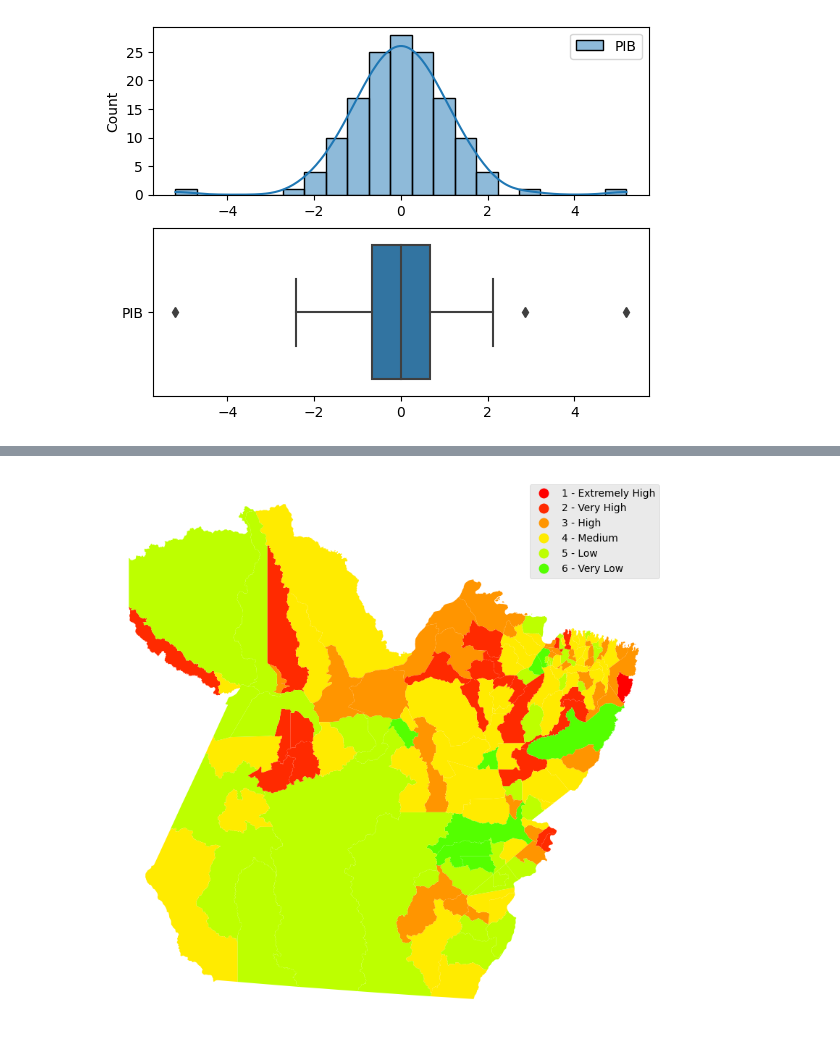
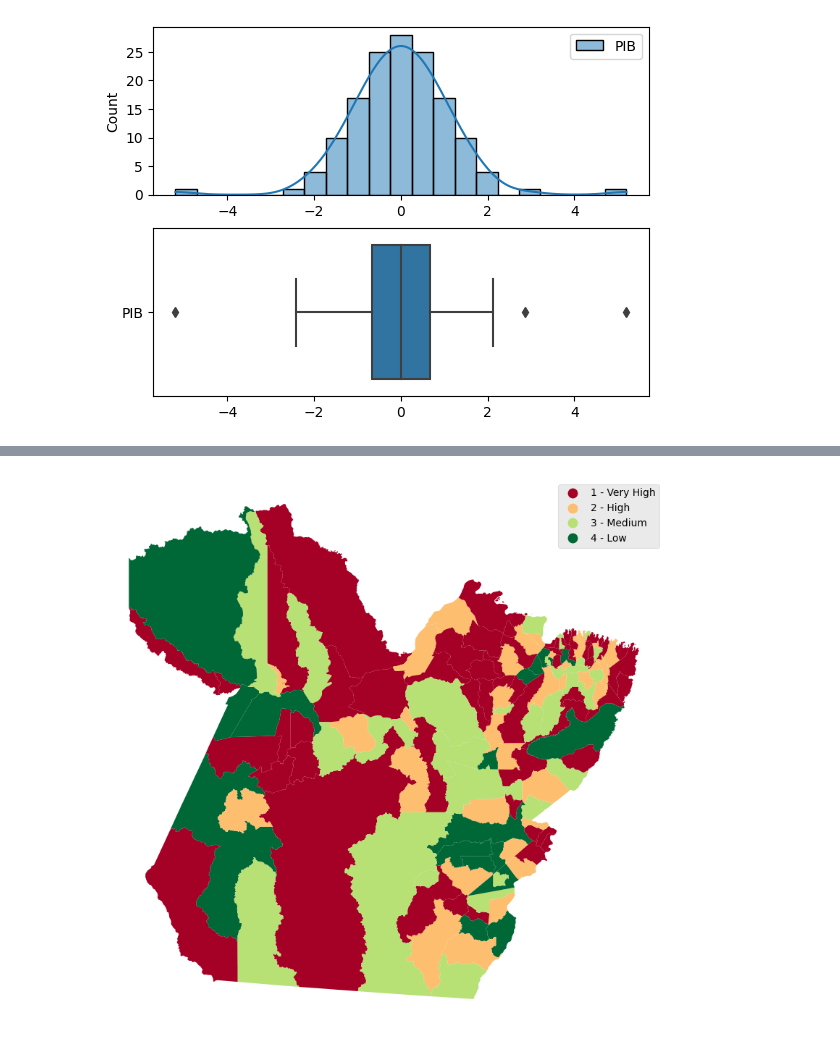
Before and after one commit to jlucioDev/woman_victims_v2, a Jupyter notebook: main.ipynb, the cells around one changed output, grey strips where cells are left out. Saved outputs shown, nothing was run; the diff lists cells and outputs as text; code cells hidden in the pictures.

Commit message:
update classification graphic

```diff
--- a/main.ipynb
+++ b/main.ipynb
@@ -149,15 +162,16 @@ from scipy import stats
 
 rng = np.random.RandomState(10)
 
-scaler1 = preprocessing.MinMaxScaler(feature_range=(1,2))
+scaler1 = preprocessing.MinMaxScaler(feature_range=(-5,5))
 scaler2 = preprocessing.PowerTransformer(method='yeo-johnson')
 scaler3 = preprocessing.PowerTransformer(method='box-cox')
 scaler4 = preprocessing.QuantileTransformer(n_quantiles=100, output_distribution="normal", random_state=12, copy=True)
-scaler5 = preprocessing.MaxAbsScaler()
+scaler5 = preprocessing.QuantileTransformer(n_quantiles=100, output_distribution="uniform", random_state=48, copy=True)
 
 
 
-pipeline = Pipeline(steps=[('s', scaler1),('p', scaler4)])
+
+pipeline = Pipeline(steps=[('s', scaler1),('p', scaler3)])
 
 # transform training data & save lambda value
 
@@ -259,7 +273,7 @@ def create_boxplot(dataset):
 
 def print_limits(dataset) -> np.array:
 
-    res = np.zeros((5, 4))
+    res = np.zeros((4, 4))
 
     #boxplot create
     _, bp = pd.DataFrame.boxplot(dataset, return_type='both')
@@ -282,11 +296,17 @@ def print_limits(dataset) -> np.array:
 
 
 
-        res[0][cont] = lower_range
-        res[1][cont] = Q1
-        res[2][cont] = M
-        res[3][cont] = Q3
-        res[4][cont] = upper_range
+        # res[0][cont] = lower_range
+        # res[1][cont] = Q1
+        # res[2][cont] = M
+        # res[3][cont] = Q3
+        # res[4][cont] = upper_range
+
+        res[0][cont] = Q1
+        res[1][cont] = M
+        res[2][cont] = Q3
+        res[3][cont] = upper_range
+
 
         cont += 1
 
@@ -348,7 +366,7 @@ plt.show()
 # %%
      #IP       #IDH      #PIB      #GINI
-Q = [0.05,      0.05,       0.05,      0.05]
-P = [0.08,      0.08,       0.08,      0.08]
+Q = [0.2,      0.01,       0.0,      0.1]
+P = [0.5,      0.02,       0.0,      0.2]
 V = [2.0,      2.0,       2.0,      2.0]
 W = [0.5,      0.5,       0.5,      0.5]
 
@@ -394,5 +387,5 @@ T = scaled_df.iloc[:, 2:].values
 # %%
 from pyDecision.algorithm import electre_tri_b
 
-classification = electre_tri_b(T, W , Q , P , V , B, cut_level = 0.6, verbose = False, rule = 'oc', graph = True)
+classification = electre_tri_b(np.array(scaled_df.iloc[:, 2:6]), W , Q , P , V , B, cut_level = 0.75, verbose = False, rule = 'oc', graph = True)
 # %% [output]
@@ -443,23 +466,23 @@ df_teste['classe'] = classification
 # %%
-clusdict={5: '1 - Extremely High', 4: '2 - Very High', 3: '3 - High', 2: '4 - Medium', 1: '5 - Low', 0: '6 - Very Low' }
+clusdict={5: '1 - Extremely High', 4: '1 - Very High', 3: '2 - High', 2: '3 - Medium', 1: '4 - Low', 0: '5 - Very Low' }
 df_teste['legenda'] = df_teste['classe'].map(clusdict)
 df_teste['classe'] = classification
 
 gpd_teste = gpd.GeoDataFrame(df_teste)
 
-ax = gpd_teste.plot(column='legenda', categorical=True, legend=True, legend_kwds={'loc': 'upper right'}, figsize=(10,10), cmap='prism')
+ax = gpd_teste.plot(column='legenda', categorical=True, legend=True, legend_kwds={'loc': 'upper right'}, figsize=(10,10), cmap='RdYlGn')
 
 def replace_legend_items(legend, mapping):
     for txt in legend.texts:
         for k,v in mapping.items():
             if txt.get_text() == str(k):
                 txt.set_text(v)
 
 replace_legend_items(ax.get_legend(), clusdict)
 
 ax.set_axis_off()
 # %% [output]
-[figure, old version]
+[figure, new version]
 # %%
 denuncias = pd.read_json('json/casos_violencia_por_municipio.json')
 denuncias = denuncias.rename(index=lambda s: 'x' + str(s + 1))
```
Also changed, not shown: parts of 26 cells of this notebook.
